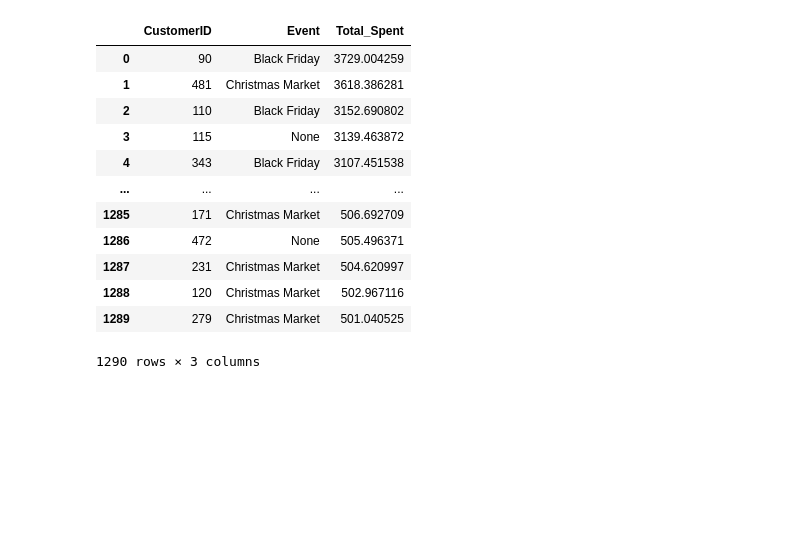
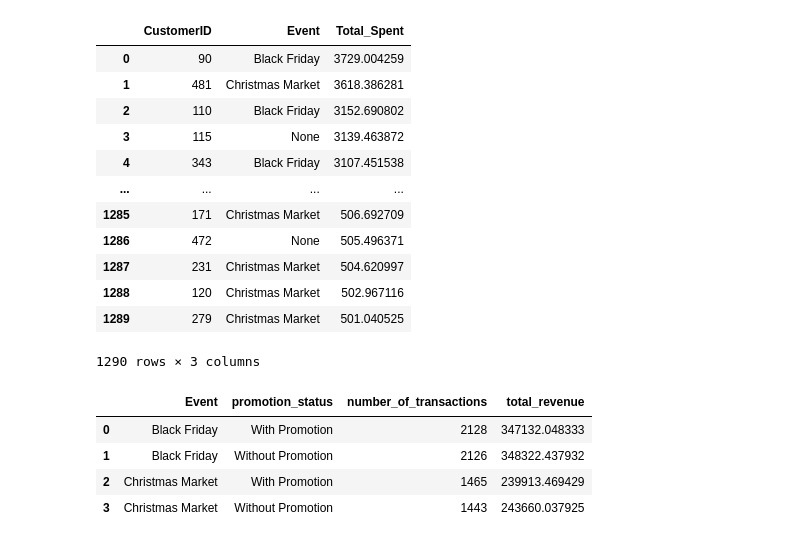
Before and after one commit to AnamicaV8/BlackFriday_VS_Christmas_Sales_SQLProject, a Jupyter notebook: HolidayAnalysis.ipynb, the cells around one changed output. Saved outputs shown, nothing was run; the diff lists cells and outputs as text; code cells hidden in the pictures; blank space fills up the shorter version.

```diff
--- a/HolidayAnalysis.ipynb
+++ b/HolidayAnalysis.ipynb
@@ -353,3 +357,32 @@ display(result)
 1290 rows × 3 columns
 # %%
 #Black Friday saw the maximum sale made by 1 customer itself, followed by sales at the Christmas Market a few $100 behind.
+# %%
+#9 Impact of promotions on the number of transactions and total revenue during Black Friday and Christmas Market events.
+
+query = """
+SELECT
+    Event,
+    CASE
+        WHEN PromotionApplied = TRUE THEN 'With Promotion'
+        ELSE 'Without Promotion'
+    END AS promotion_status,
+    COUNT(*) AS number_of_transactions,
+    SUM(TotalPrice) AS total_revenue
+FROM dataset
+WHERE Event IN ('Black Friday', 'Christmas Market')
+GROUP BY Event, promotion_status
+ORDER BY Event, promotion_status;
+"""
+
+# Execute the query
+result = pd.read_sql_query(query, conn)
+
+# Display the result
+display(result)
+# %% [output]
+|  | Event | promotion_status | number_of_transactions | total_revenue |
+| 0 | Black Friday | With Promotion | 2128 | 347132.048333 |
+| 1 | Black Friday | Without Promotion | 2126 | 348322.437932 |
+| 2 | Christmas Market | With Promotion | 1465 | 239913.469429 |
+| 3 | Christmas Market | Without Promotion | 1443 | 243660.037925 |
```
Also changed, not shown: parts of 2 cells of this notebook.
